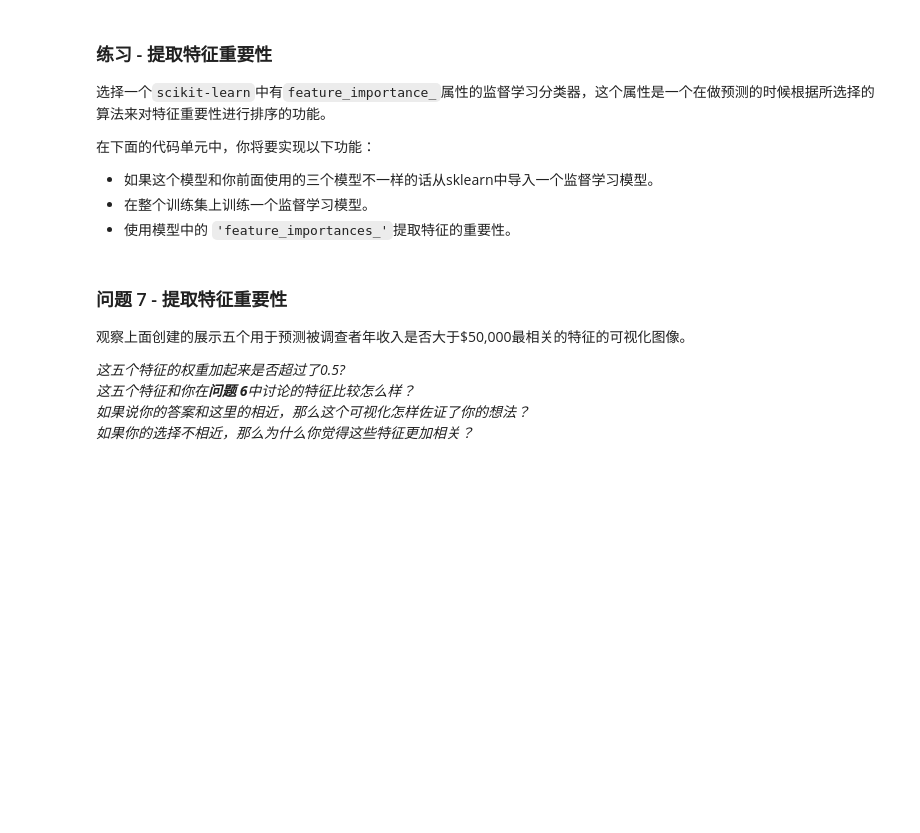
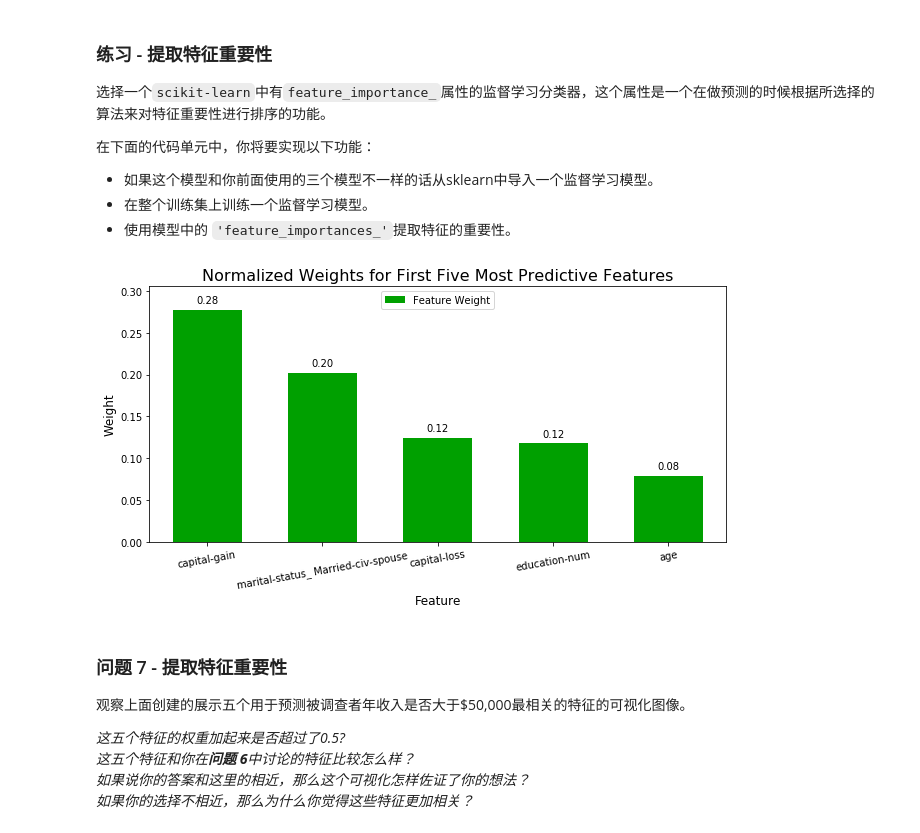
Before and after one commit to duzeng/cn-machine-learning, a Jupyter notebook: finding_donors/finding_donors.ipynb, the cells around one changed output. Saved outputs shown, nothing was run; the diff lists cells and outputs as text; code cells hidden in the pictures; blank space fills up the shorter version.

```diff
--- a/finding_donors/finding_donors.ipynb
+++ b/finding_donors/finding_donors.ipynb
@@ -598,15 +624,22 @@ _在这十三个记录中，你认为哪五个特征对于预测是最重要的
  - 使用模型中的 `'feature_importances_'`提取特征的重要性。
 # %%
 # TODO：导入一个有'feature_importances_'的监督学习模型
+from sklearn.ensemble import AdaBoostClassifier
+from sklearn.ensemble import ExtraTreesClassifier
 
 # TODO：在训练集上训练一个监督学习模型
-model = None
+model = AdaBoostClassifier(base_estimator = DecisionTreeClassifier(max_depth=12,min_samples_leaf=30, min_samples_split=10), n_estimators = 2)
+
+#model = ExtraTreesClassifier(n_estimators=10,random_state=20)
+model.fit(X_train,y_train)
 
 # TODO： 提取特征重要性
-importances = None
+importances = model.feature_importances_
 
 # 绘图
 vs.feature_plot(importances, X_train, y_train)
+# %% [output]
+[figure, added]
 # %% [markdown]
 ### 问题 7 - 提取特征重要性
 观察上面创建的展示五个用于预测被调查者年收入是否大于\$50,000最相关的特征的可视化图像。
```
Also changed, not shown: parts of 4 cells of this notebook.
